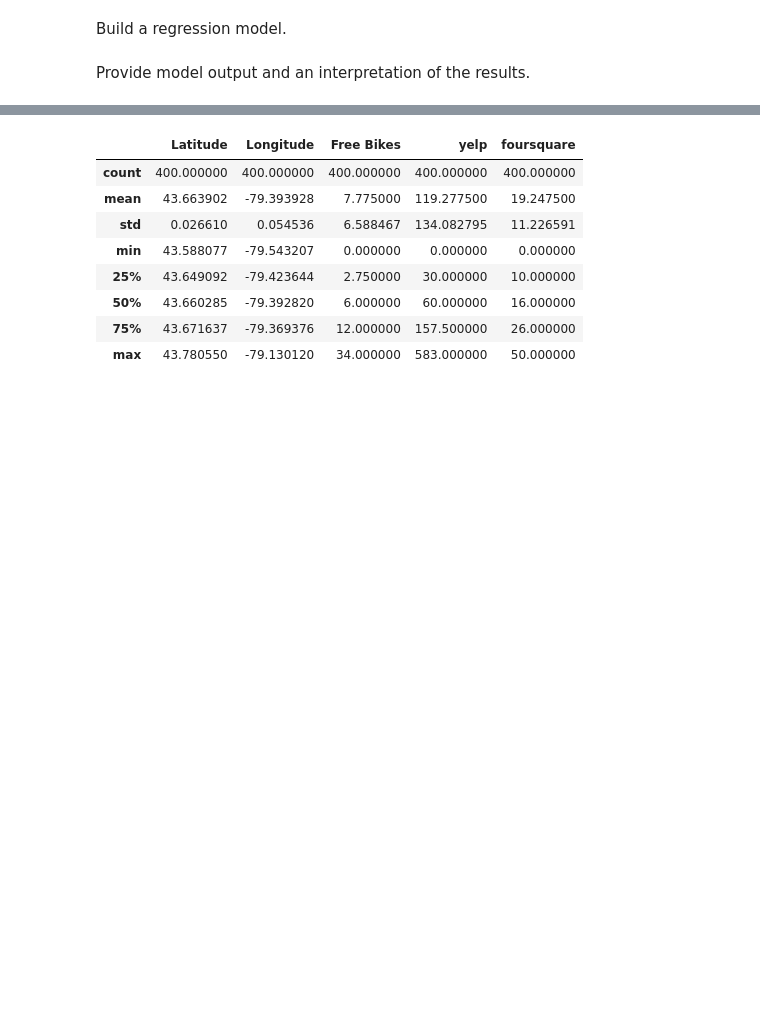
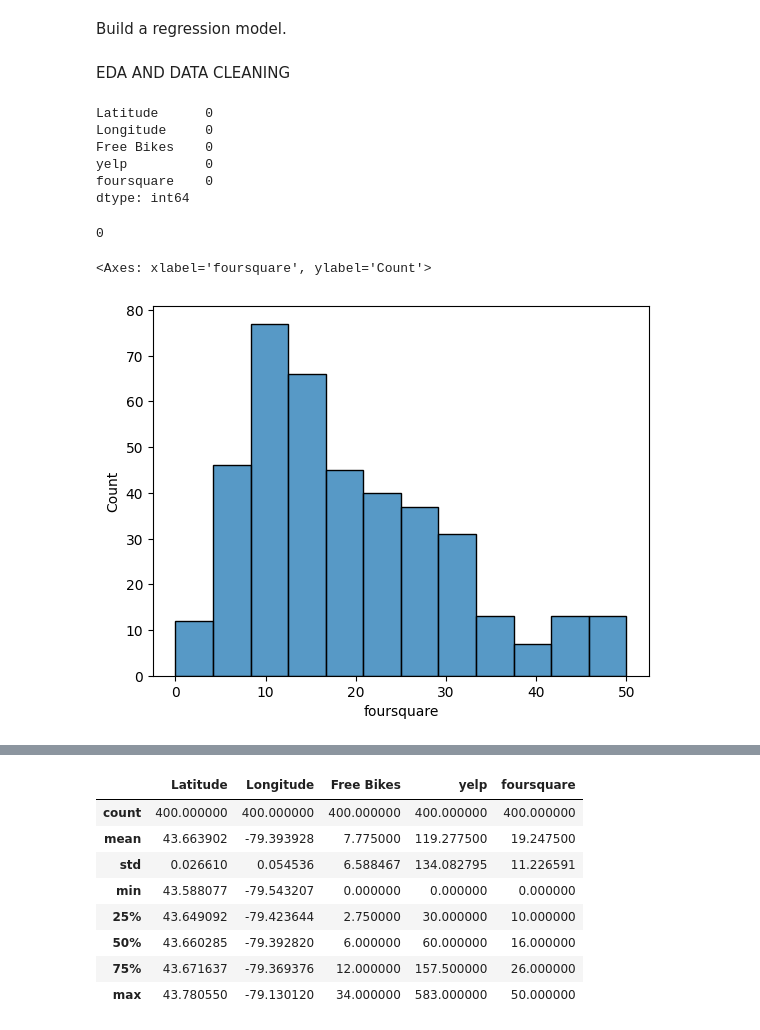
Before and after one commit to DavidOrmsby/CityBikes_API, a Jupyter notebook: notebooks/model_building.ipynb, the cells around one changed output, grey strips where cells are left out. Drawn from its saved outputs; the diff is of its cells as text; code cells hidden in the pictures; blank space fills up the shorter version.

```diff
--- a/notebooks/model_building.ipynb
+++ b/notebooks/model_building.ipynb
@@ -10,2 +12,24 @@ df = pd.read_sql('select * from bike_stations', conn)
-# %% [markdown]
-Provide model output and an interpretation of the results.
+# %% [markdown]
+EDA AND DATA CLEANING
+# %%
+print(df.isnull().sum())         ## checking for nulls - everything looks good
+# %% [output]
+Latitude      0
+Longitude     0
+Free Bikes    0
+yelp          0
+foursquare    0
+dtype: int64
+# %%
+print( df.duplicated().sum())  ## duplicate check also looks good
+# %% [output]
+0
+# %%
+import seaborn as sns
+import matplotlib.pyplot as plt
+
+
+sns.histplot(df['foursquare'])  ## a quick check of the distribution reveals no crazy outliers
+# %% [output]
+<Axes: xlabel='foursquare', ylabel='Count'>
+[figure, added]
```
Also changed, not shown: parts of 7 cells of this notebook, 1 other file.
